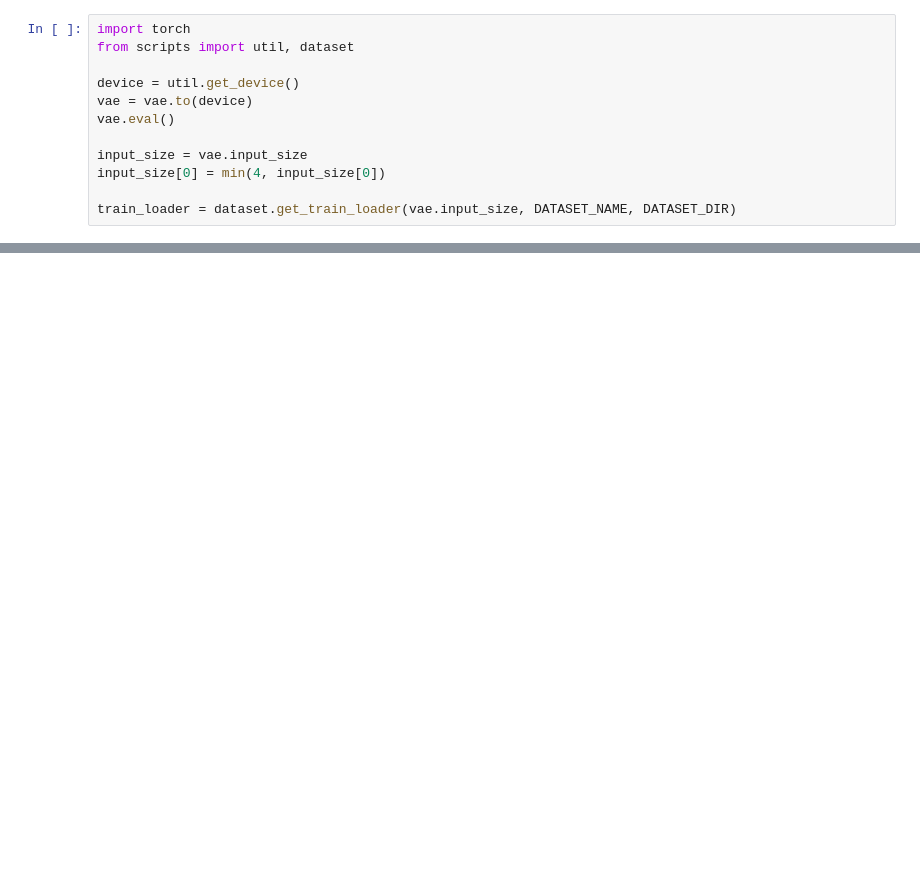
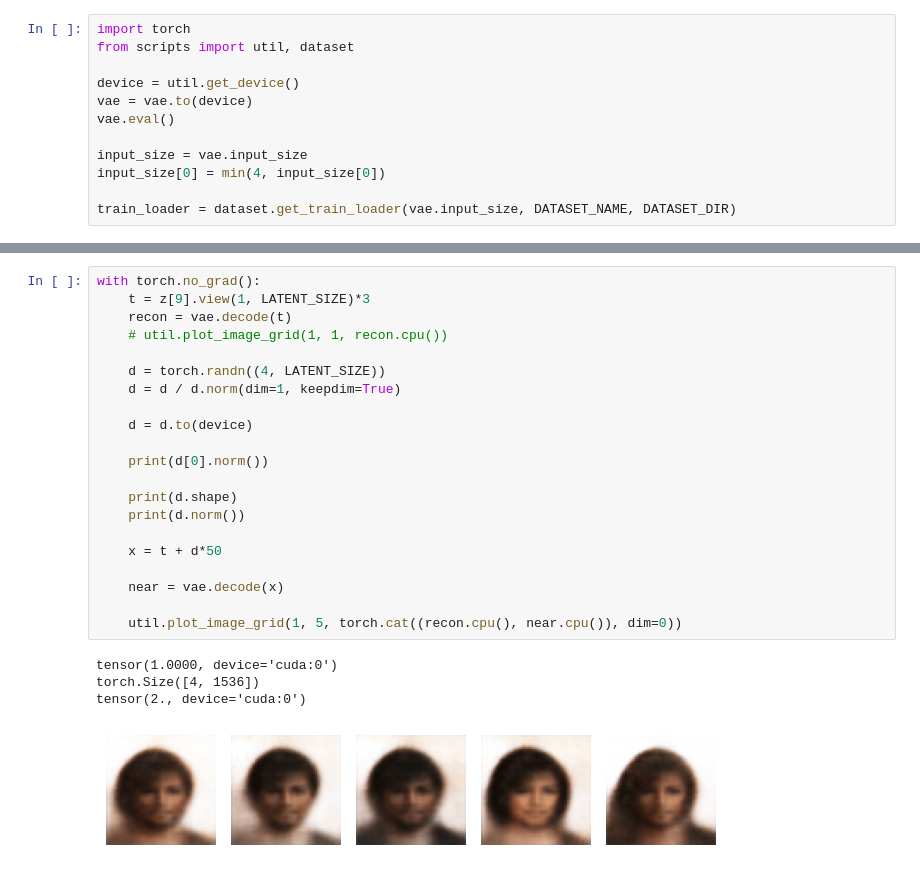
Before and after one commit to bv7dev/vae-lab, a Jupyter notebook: lab.ipynb, the cells around one changed output, grey strips where cells are left out. Saved outputs shown, nothing was run; the diff lists cells and outputs as text; blank space fills up the shorter version.

```diff
--- a/lab.ipynb
+++ b/lab.ipynb
@@ -49,0 +54,26 @@ with torch.no_grad():
+# %%
+with torch.no_grad():
+    t = z[9].view(1, LATENT_SIZE)*3
+    recon = vae.decode(t)
+    # util.plot_image_grid(1, 1, recon.cpu())
+
+    d = torch.randn((4, LATENT_SIZE))
+    d = d / d.norm(dim=1, keepdim=True)
+
+    d = d.to(device)
+
+    print(d[0].norm())
+
+    print(d.shape)
+    print(d.norm())
+
+    x = t + d*50
+
+    near = vae.decode(x)
+
+    util.plot_image_grid(1, 5, torch.cat((recon.cpu(), near.cpu()), dim=0))
+# %% [output]
+tensor(1.0000, device='cuda:0')
+torch.Size([4, 1536])
+tensor(2., device='cuda:0')
+[figure, added]
```
Also changed, not shown: parts of 8 cells of this notebook, 21 other files.
